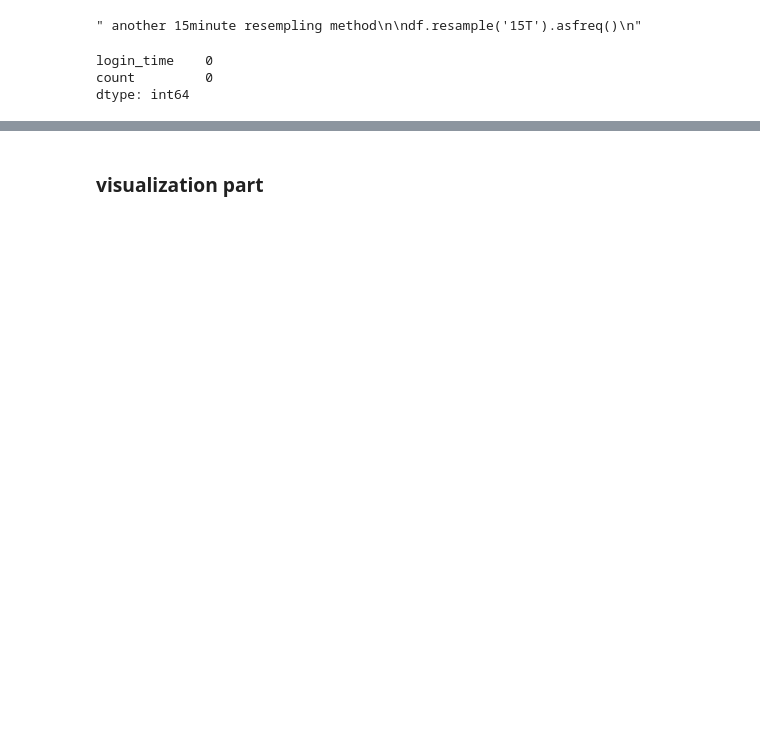
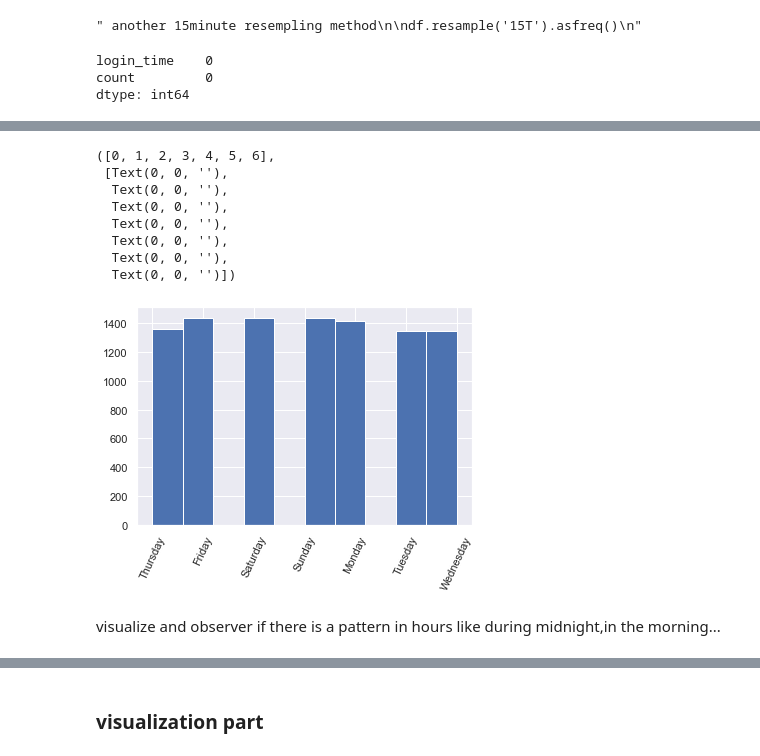
Before and after one commit to faikbak/01_first_notebook, a Jupyter notebook: ultimate challenge/ultimate challenge.ipynb, the cells around one changed output, grey strips where cells are left out. Drawn from its saved outputs; the diff is of its cells as text; code cells hidden in the pictures; blank space fills up the shorter version.

```diff
--- a/ultimate challenge/ultimate challenge.ipynb
+++ b/ultimate challenge/ultimate challenge.ipynb
@@ -138,0 +121,16 @@ Name: login_time, Length: 93142, dtype: int64
+# %%
+#use days variable as xticks
+login_days.hist()
+plt.xticks(rotation = 65)
+# %% [output]
+([0, 1, 2, 3, 4, 5, 6],
+ [Text(0, 0, ''),
+  Text(0, 0, ''),
+  Text(0, 0, ''),
+  Text(0, 0, ''),
+  Text(0, 0, ''),
+  Text(0, 0, ''),
+  Text(0, 0, '')])
+[figure, added]
+# %% [markdown]
+visualize and observer if there is a pattern in hours like during midnight,in the morning...
```
Also changed, not shown: parts of 48 cells of this notebook.
